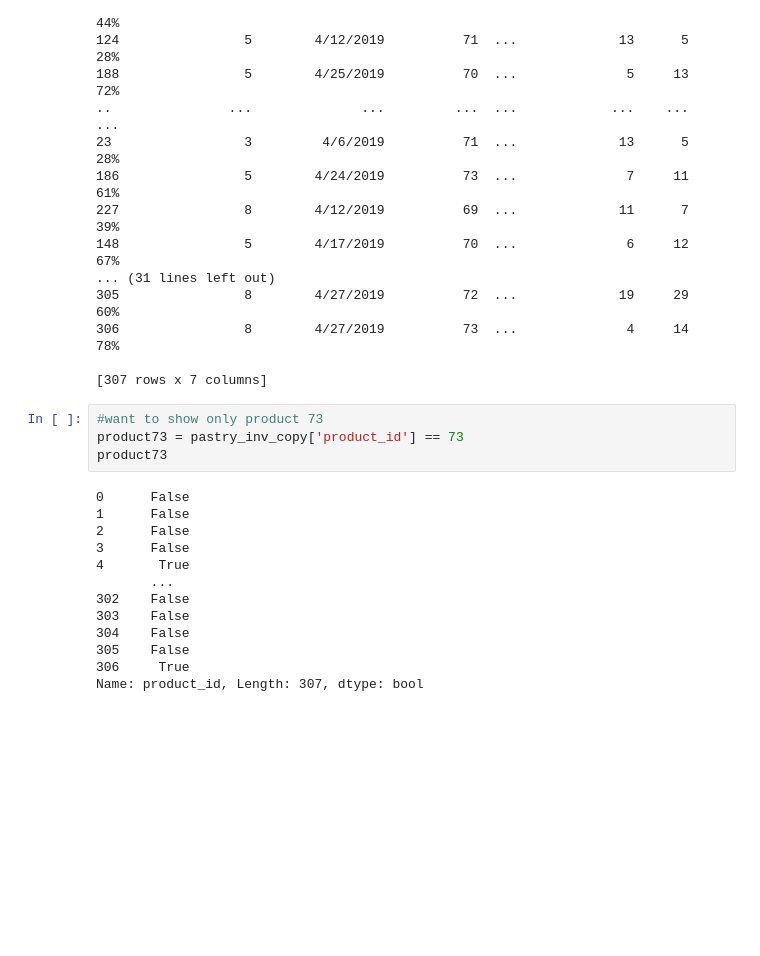
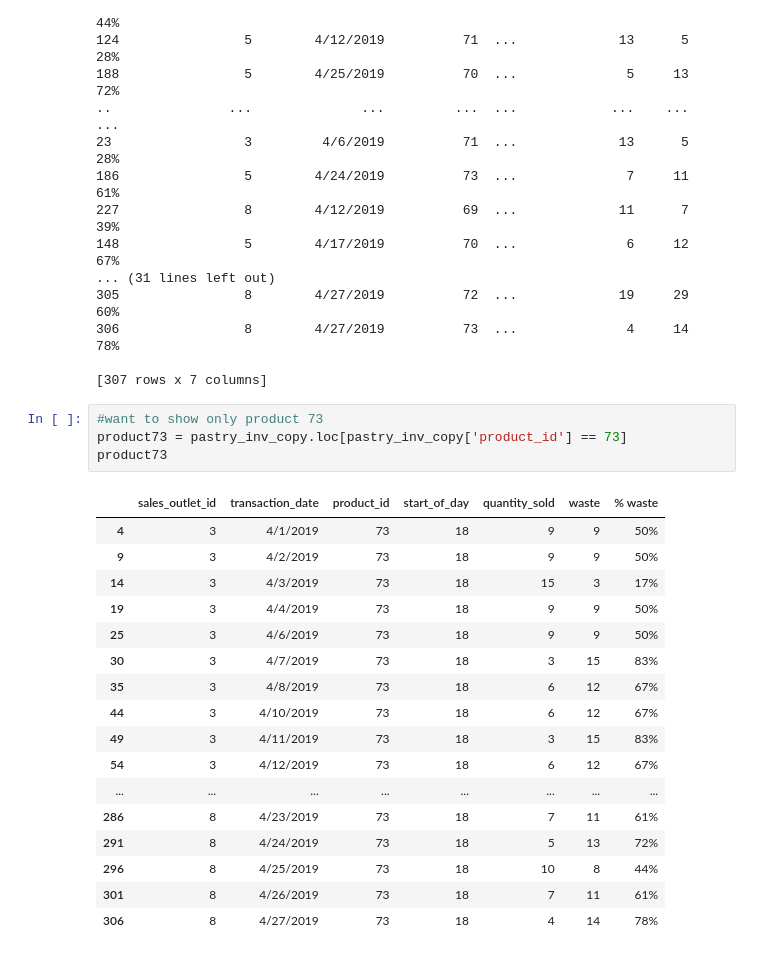
Before and after one commit to CincodeCuatro/ML, a Jupyter notebook: coffeetest.ipynb, the cells around one changed output. Cells and saved outputs as stored; diff of their text form; blank space fills up the shorter version.

Commit message:
product 73

```diff
--- a/coffeetest.ipynb
+++ b/coffeetest.ipynb
@@ -55,18 +55,23 @@ Training set
 [307 rows x 7 columns]
 # %%
 #want to show only product 73
-product73 = pastry_inv_copy['product_id'] == 73
+product73 = pastry_inv_copy.loc[pastry_inv_copy['product_id'] == 73]
 product73
 # %% [output]
-0      False
-1      False
-2      False
-3      False
-4       True
-       ...
-302    False
-303    False
-304    False
-305    False
-306     True
-Name: product_id, Length: 307, dtype: bool
+|  | sales_outlet_id | transaction_date | product_id | start_of_day | quantity_sold | waste | % waste |
+| 4 | 3 | 4/1/2019 | 73 | 18 | 9 | 9 | 50% |
+| 9 | 3 | 4/2/2019 | 73 | 18 | 9 | 9 | 50% |
+| 14 | 3 | 4/3/2019 | 73 | 18 | 15 | 3 | 17% |
+| 19 | 3 | 4/4/2019 | 73 | 18 | 9 | 9 | 50% |
+| 25 | 3 | 4/6/2019 | 73 | 18 | 9 | 9 | 50% |
+| 30 | 3 | 4/7/2019 | 73 | 18 | 3 | 15 | 83% |
+| 35 | 3 | 4/8/2019 | 73 | 18 | 6 | 12 | 67% |
+| 44 | 3 | 4/10/2019 | 73 | 18 | 6 | 12 | 67% |
+| 49 | 3 | 4/11/2019 | 73 | 18 | 3 | 15 | 83% |
+| 54 | 3 | 4/12/2019 | 73 | 18 | 6 | 12 | 67% |
+| ... | ... | ... | ... | ... | ... | ... | ... |
+| 286 | 8 | 4/23/2019 | 73 | 18 | 7 | 11 | 61% |
+| 291 | 8 | 4/24/2019 | 73 | 18 | 5 | 13 | 72% |
+| 296 | 8 | 4/25/2019 | 73 | 18 | 10 | 8 | 44% |
+| 301 | 8 | 4/26/2019 | 73 | 18 | 7 | 11 | 61% |
+| 306 | 8 | 4/27/2019 | 73 | 18 | 4 | 14 | 78% |
```
